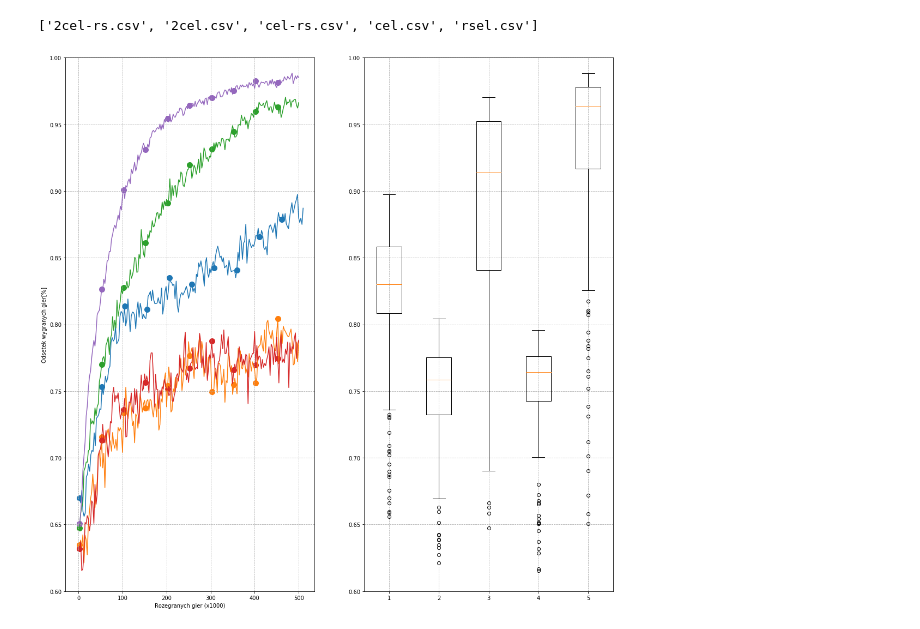
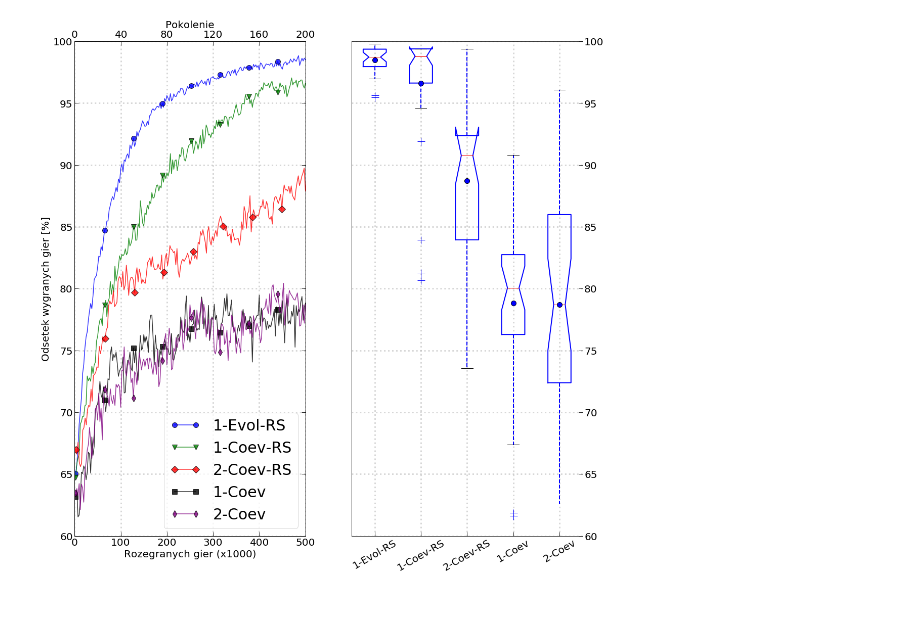
Before and after one commit to JonothorDarry/Smieci_na_KCK, a Jupyter notebook: Matplotsmieci.ipynb, the cells around one changed output. Saved outputs shown, nothing was run; the diff lists cells and outputs as text; code cells hidden in the pictures.

```diff
--- a/Matplotsmieci.ipynb
+++ b/Matplotsmieci.ipynb
@@ -7,11 +9,4 @@ import os
 # %%
-for root, dirs, files in os.walk(r"C:\Users\admin\Downloads\Smieci"):
+v=r"/home/sebastian/Downloads/smieci"
+for root, dirs, files in os.walk(v):
     k=files
-# %% [output]
-['2cel-rs.csv', '2cel.csv', 'cel-rs.csv', 'cel.csv', 'rsel.csv']
-# %%
-data=[0]*5
-for i in range(len(k)):
-    strr=r"C:\Users\admin\Downloads\Smieci"+"\\"+k[i]
-    data[i]=pd.read_csv(strr)
-    data[i]['mean']=data[i].iloc[:,2:].apply(np.mean, axis=1)
@@ -18,26 +37,57 @@ for i in range(len(k)):
 # %%
+ggizi={'rsel':('1-Evol-RS', 'b', 'o'), 'cel':('1-Coev', 'black', 's'),
+       '2cel':('2-Coev', 'purple', 'd'), 'cel-rs':('1-Coev-RS', 'g', 'v'),
+       '2cel-rs':('2-Coev-RS', 'r', 'D')}
+
+
+plt.rcParams["font.family"] = "sans-serif"
+plt.rcParams["font.size"] = 20
+
 fig, ax=plt.subplots(1,2,figsize=(18,18))
 ax[0].set_xlabel('Rozegranych gier (x1000)')
-ax[0].set_ylabel('Odsetek wygranych gier[%]')
+ax[0].set_ylabel('Odsetek wygranych gier [%]')
 
 f=[0]*len(k)
 for j in range(len(k)):
     f[j]=data[j]['mean']
 
-ax[1].boxplot(f)
+bbox_props = {'color':'b', 'linewidth':2}
+ww_props={'linestyle':'--', 'color':'b', 'linewidth':2}
+meanpointprops = {'marker':'o', 'markeredgecolor':'black', 'markerfacecolor':'blue', 'markersize':10}
+medianprops = {'color': '#EE0000'}
+flierprops= {'markeredgecolor':'blue', 'marker':'+', 'markersize':15}
+ax[1].boxplot(vz, notch=True, showmeans=True, flierprops=flierprops, meanprops=meanpointprops, boxprops=bbox_props, whiskerprops=ww_props, medianprops=medianprops)
 
 for i in range(2):
-    ax[i].grid(linestyle="--")
+    ax[i].grid(linestyle=":", linewidth=3, alpha=0.5)
     ax[i].set_ylim(0.6,1)
+    ax[i].set_yticklabels(list(range(60, 105, 5)))
+    ax[i].tick_params(direction='in', length=8)
+ax[0].set_xlim(0, 500000)
+
+gg=[0]*5
+md={}
+for i in range(len(k)):
+    gg[i], =ax[0].plot(data[i]['effort'], data[i]['mean'], color=ggizi[lees[i]][1], label=ggizi[lees[i]][0], marker=ggizi[lees[i]][2], mec='black', markersize=10, markevery=25, alpha=0.8)
+    md[gg[i]]=HandlerLine2D(numpoints=2)
+
+ax[0].set_xticklabels(list(range(0, 600, 100)))
+ax[1].set_xticklabels([ggizi[x][0] for x in lees], rotation=30)
+ax[0].legend(loc=4, prop={'size':30}, handler_map={**md})
+ax[1].yaxis.tick_right()
 
 
-for i in range(len(k)):
-    ax[0].plot(data[i]['effort'], data[i]['mean'])
-    ax[0].scatter(x=data[i]['effort'][::20], y=data[i]['mean'][::20], s=100)
 
-ax[0].set_xticklabels(list(range(-100, 600, 100)))
+tax=ax[0].twiny()
+tax.set_xlabel('Pokolenie')
+tax.set_xticklabels(range(0, 210, 40))
+tax.tick_params(direction='in', length=8)
 
+tax=ax[0].twinx()
+tax.set_yticklabels([])
+tax.set_yticks(range(9))
+tax.tick_params(direction='in', length=8)
 
 plt.show()
 # %% [output]
-[figure, old version]
+[figure, new version]
```
Also changed, not shown: parts of 6 cells of this notebook.
